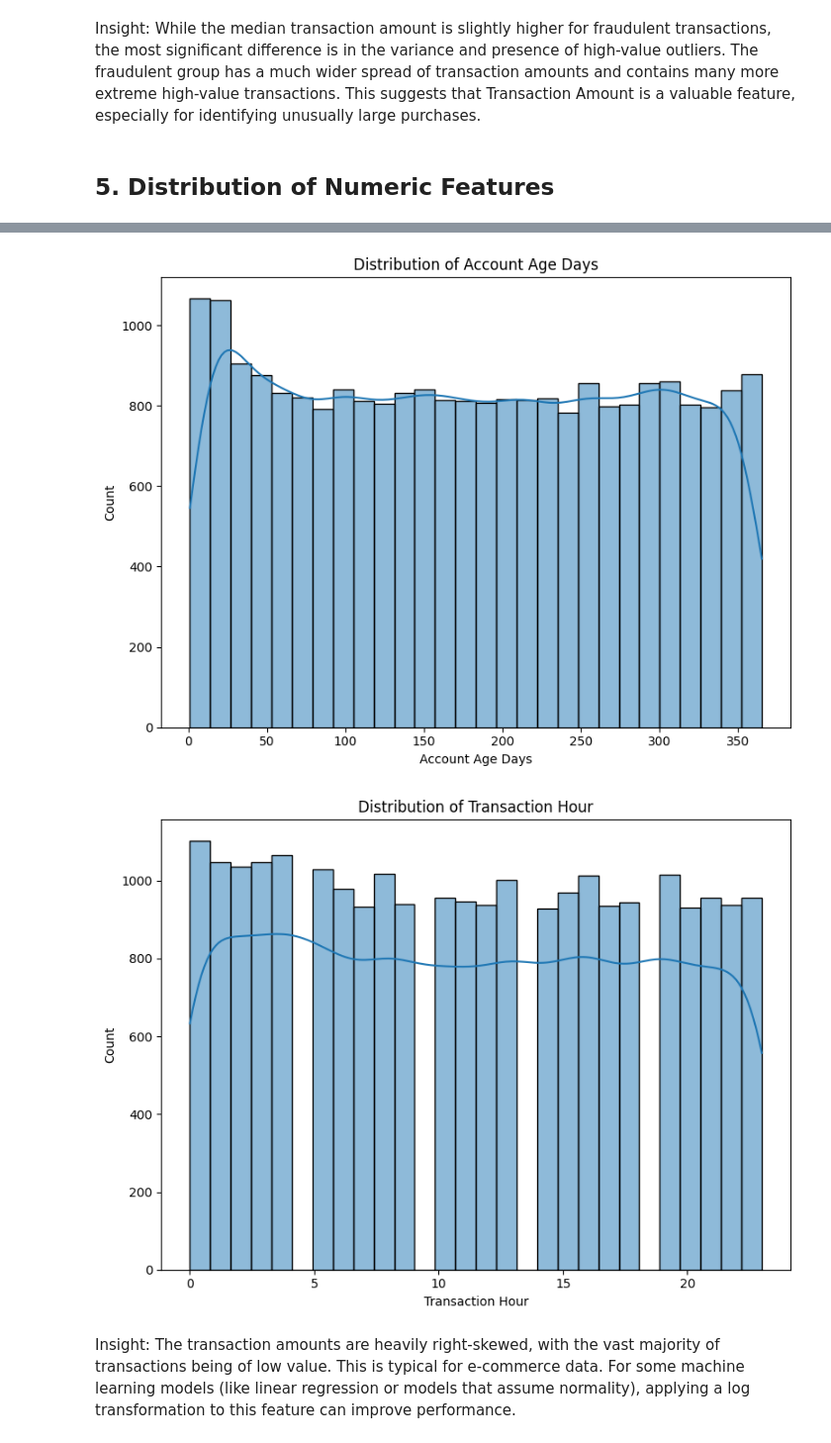
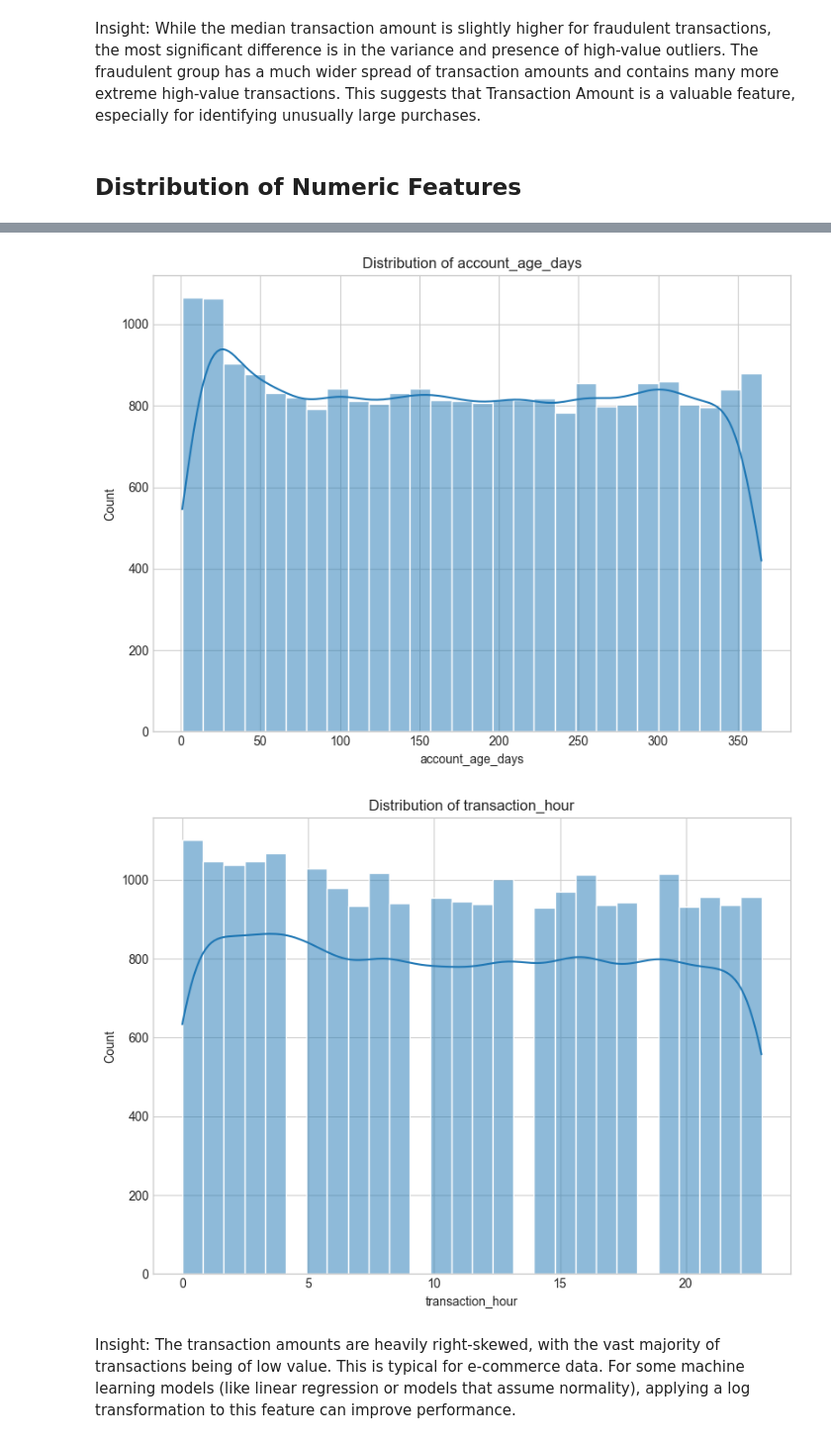
Before and after one commit to briannoelkesuma/BT4012-Group-15-Ecommerce-Fraud, a Jupyter notebook: notebook.ipynb, the cells around one changed output, grey strips where cells are left out. Shown at 99% size. Drawn from its saved outputs; the diff is of its cells as text; code cells hidden in the pictures.

```diff
--- a/notebook.ipynb
+++ b/notebook.ipynb
@@ -31,4 +50,13 @@ The autoreload extension is already loaded. To reload it, use:
+# %%
+# --- SCRIPT CONFIGURATION ---
+pd.set_option('display.max_columns', None)
+sns.set_style('whitegrid')
 # %% [markdown]
 # Loading Data
 # %%
-data = pd.read_csv('./Fraudulent_E-Commerce_Transaction_Data_2.csv')
+print("--- Loading Data ---")
+df = pd.read_csv('Fraudulent_E-Commerce_Transaction_Data_2.csv')
+df.columns = df.columns.str.replace(' ', '_').str.lower()
+df['transaction_date'] = pd.to_datetime(df['transaction_date'])
+df = df.sort_values('transaction_date').reset_index(drop=True)
+print("Data loaded, cleaned, and sorted by date.")
@@ -35,5 +66,6 @@ data = pd.read_csv('./Fraudulent_E-Commerce_Transaction_Data_2.csv')
 # %% [markdown]
 # Displaying Data
 # %%
-data
+df_eda = df.copy()
+df_eda
 # %% [output]
@@ -187,17 +211,17 @@ plt.show()
 # %% [markdown]
 Insight: While the median transaction amount is slightly higher for fraudulent transactions, the most significant difference is in the variance and presence of high-value outliers. The fraudulent group has a much wider spread of transaction amounts and contains many more extreme high-value transactions. This suggests that Transaction Amount is a valuable feature, especially for identifying unusually large purchases.
 # %% [markdown]
-## 5. Distribution of Numeric Features
+## Distribution of Numeric Features
 # %%
 # Select numeric columns
-numeric_cols = data.select_dtypes(include=['int64', 'float64']).columns.tolist()
+numeric_cols = df_eda.select_dtypes(include=['int64', 'float64']).columns.tolist()
 
 # Plot distributions
 for col in numeric_cols:
-    if col == 'Is Fraudulent':
+    if col == 'is_fraudulent':
         continue
     plt.figure(figsize=(8, 6))
-    sns.histplot(data[col], kde=True)
+    sns.histplot(df_eda[col], kde=True)
     plt.xlabel(col)
     plt.ylabel('Count')
     plt.title(f'Distribution of {col}')
@@ -210,5 +234,5 @@ for col in numeric_cols:
-[figure, old version]
+[figure, new version]
-[figure, old version]
+[figure, new version]
 # %% [markdown]
 Insight: The transaction amounts are heavily right-skewed, with the vast majority of transactions being of low value. This is typical for e-commerce data. For some machine learning models (like linear regression or models that assume normality), applying a log transformation to this feature can improve performance.
 # %% [markdown]
```
Also changed, not shown: parts of 63 cells of this notebook.
